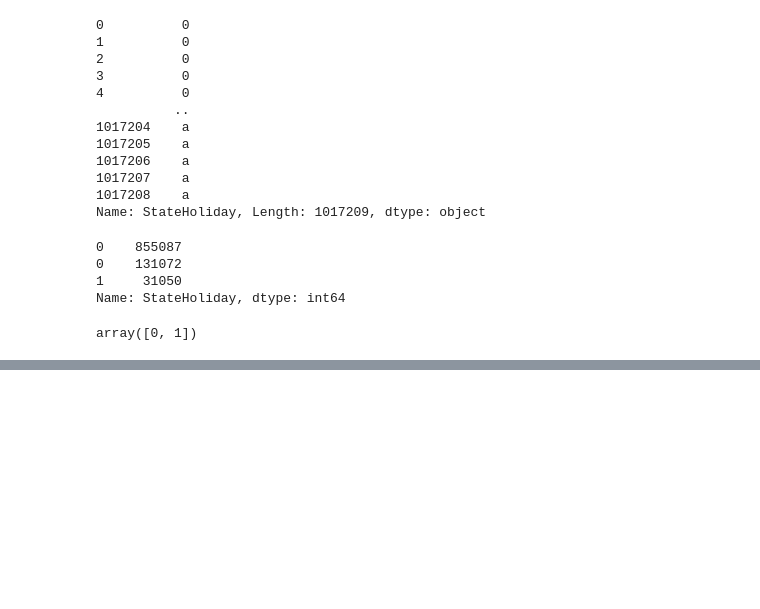
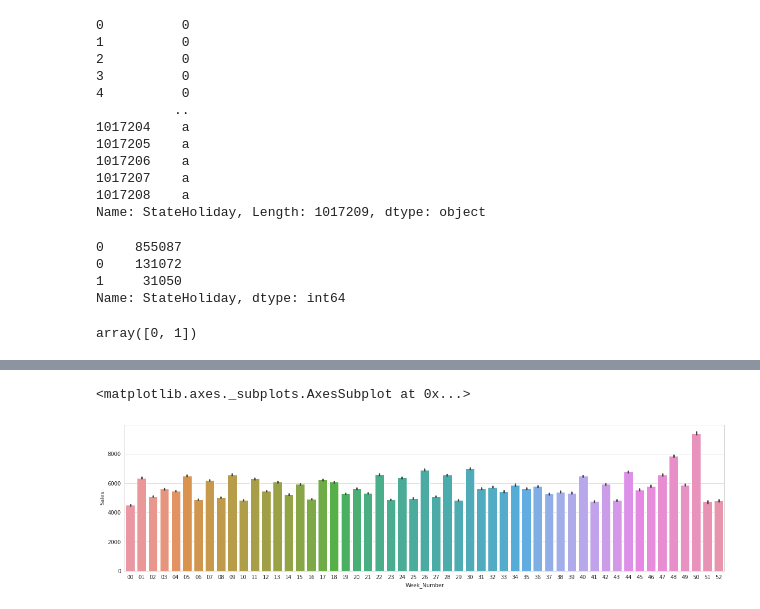
Before and after one commit to DeepakKumarSingh003/Rossmann-Sales-Prediction-, a Jupyter notebook: Rossmann_Sales_Prediction_Capstone_Project.ipynb, the cells around one changed output, grey strips where cells are left out. Saved outputs shown, nothing was run; the diff lists cells and outputs as text; code cells hidden in the pictures; blank space fills up the shorter version.

```diff
--- a/Rossmann_Sales_Prediction_Capstone_Project.ipynb
+++ b/Rossmann_Sales_Prediction_Capstone_Project.ipynb
@@ -261,0 +280,2 @@ plt.show()
+# %%
+df0["Date"]=df0["Date"].apply(lambda x:pd.to_datetime(x))
@@ -261,0 +301,2 @@ plt.show()
+# %%
+df0['Week_Number'] = df0['Date'].dt.strftime('%U')
@@ -261,0 +338,9 @@ plt.show()
+# %%
+plt.rcParams['figure.figsize']=(20,5)
+sns.barplot(x = df0["Week_Number"].sort_values(),
+            y = "Sales",
+
+            data = df0)
+# %% [output]
+<matplotlib.axes._subplots.AxesSubplot at 0x...>
+[figure, added]
```
Also changed, not shown: parts of 30 cells of this notebook.
